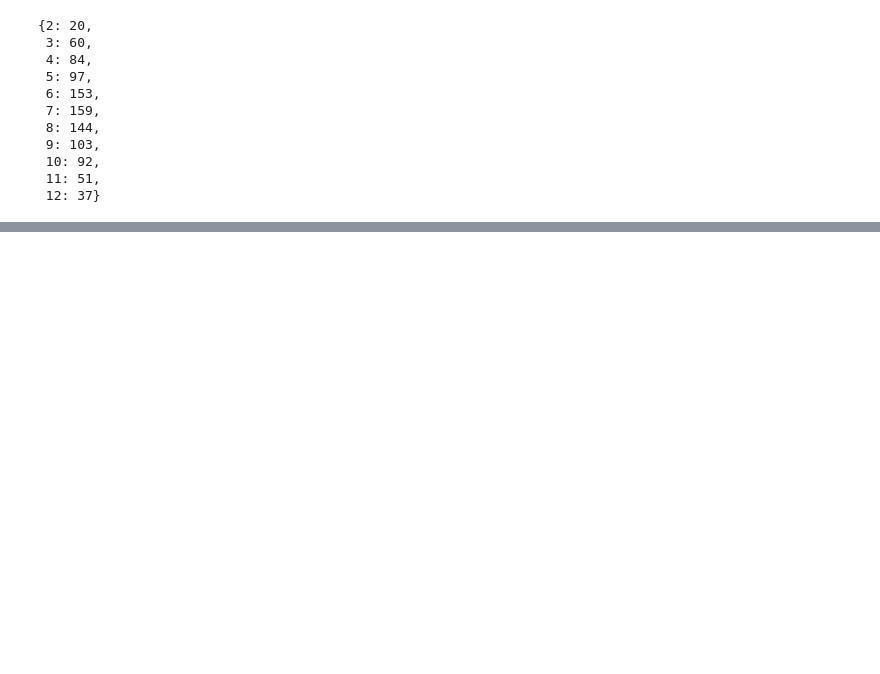
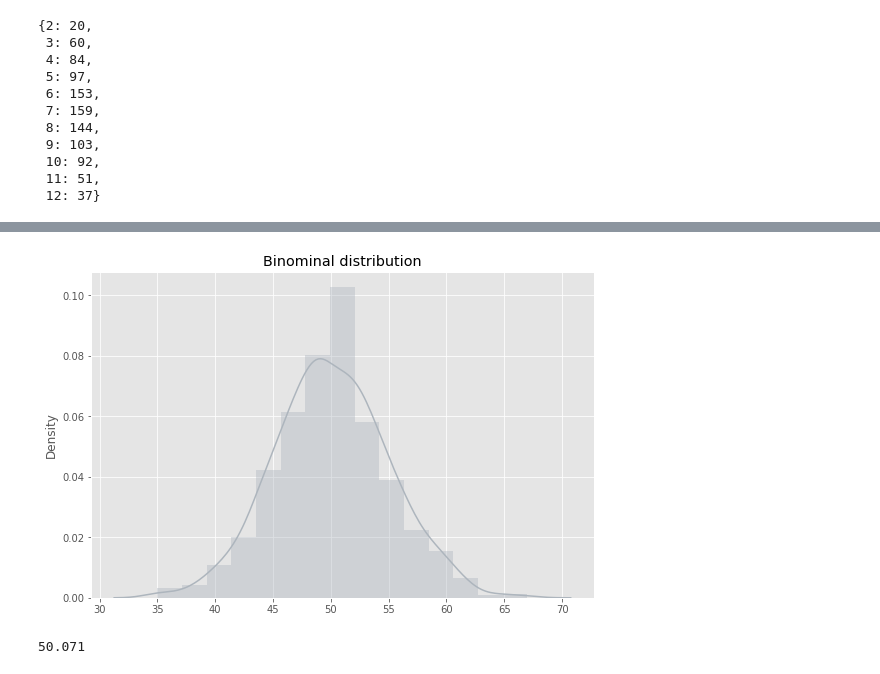
Before and after one commit to mizydorek/Fundamentals-of-Data-Analysis-Tasks-2020, a Jupyter notebook: tasks.ipynb, the cells around one changed output, grey strips where cells are left out. Cells and saved outputs as stored; diff of their text form; code cells hidden in the pictures; blank space fills up the shorter version.

Commit message:
introduction to task 3, simulation a toss of coin using binomial numpy function

```diff
--- a/tasks.ipynb
+++ b/tasks.ipynb
@@ -132,0 +139,28 @@ diceroll(2,1000)
+# %%
+# version 1.0
+# https://numpy.org/doc/stable/reference/random/generated/numpy.random.binomial.html
+# import libraries
+import numpy as np
+import matplotlib.pyplot as plt
+import seaborn as sns
+
+# plot settings
+%matplotlib inline
+plt.style.use('ggplot')
+plt.rcParams['figure.figsize'] = [9,6]
+
+# simulates a coin toss using numpy binomial function
+
+# number of trials and probability of each trial, tested 1000 times
+n, p, size = 100, .5, 1000
+# simulates toss a coin with probability of 0.5 tested 1000 times.
+samples = np.random.binomial(n, p, size)
+# %%
+sns.distplot(samples, bins=15, hist=True, kde=True, color='#ADB5BD').set_title("Binominal distribution");
+# %% [output]
+[figure, added]
+# %%
+# the probability of toss a head
+samples.sum() / 1000
+# %% [output]
+50.071
```
Also changed, not shown: parts of 3 cells of this notebook.
